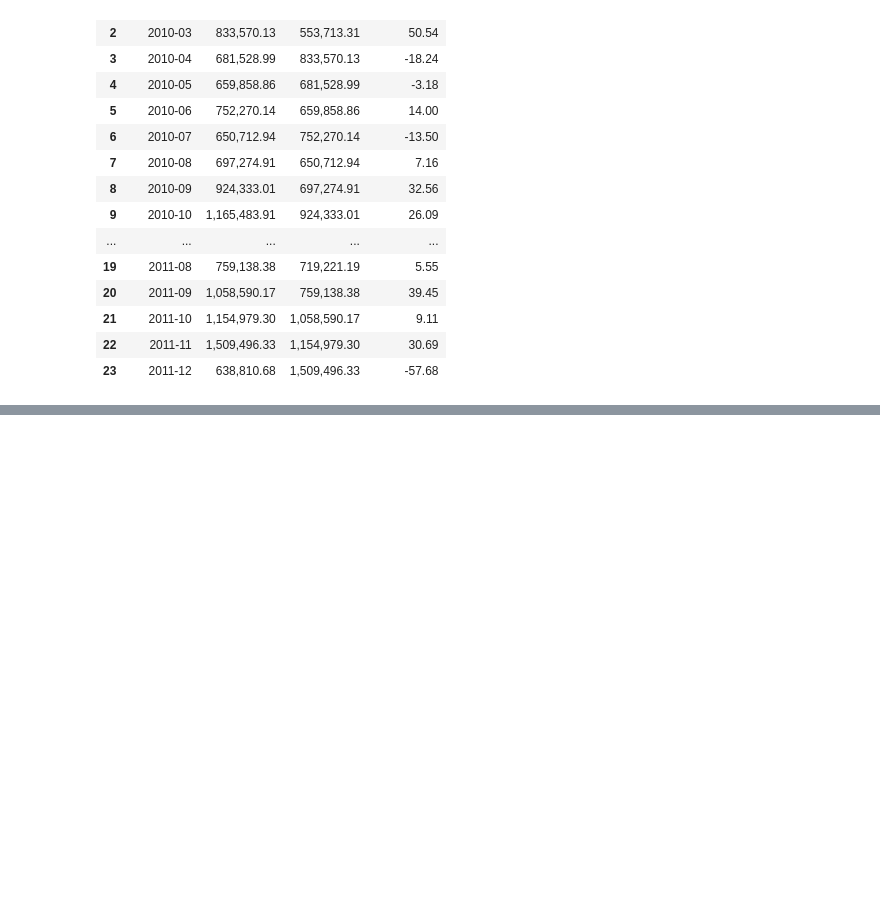
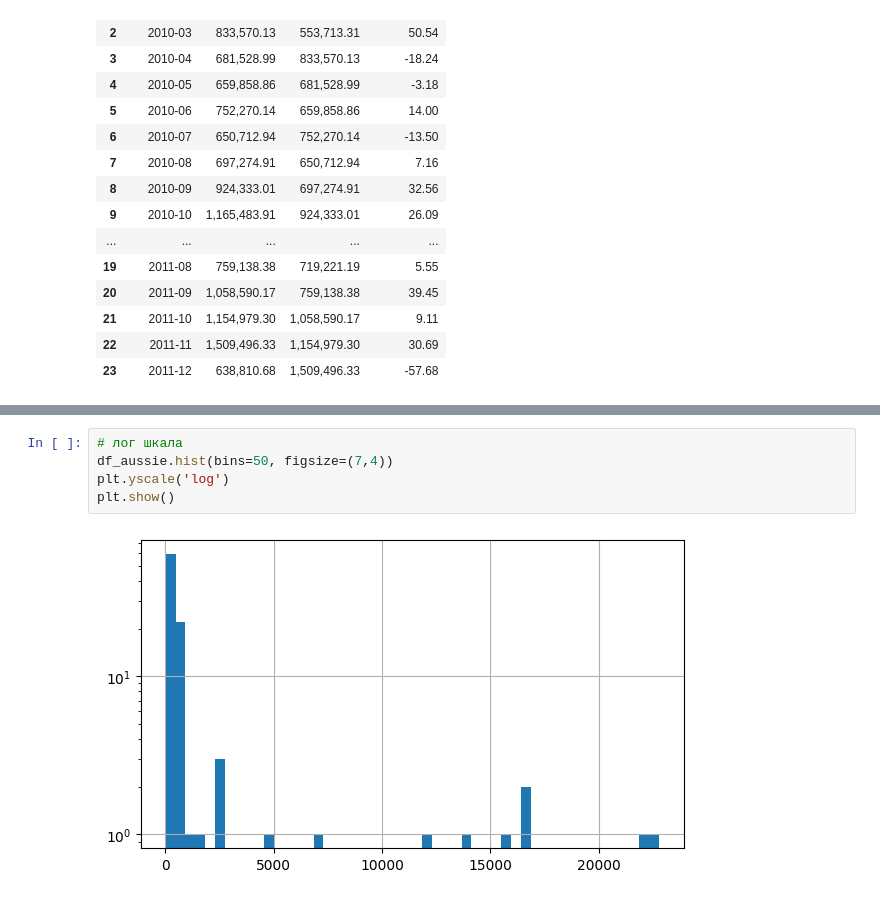
Before and after one commit to z0etar0twh/online-retail-analysis, a Jupyter notebook: online-retail-analysis.ipynb, the cells around one changed output, grey strips where cells are left out. Drawn from its saved outputs; the diff is of its cells as text; blank space fills up the shorter version.

```diff
--- a/online-retail-analysis.ipynb
+++ b/online-retail-analysis.ipynb
@@ -1131,0 +1201,7 @@ WHERE growth_pct IS NOT NULL
+# %%
+# лог шкала
+df_aussie.hist(bins=50, figsize=(7,4))
+plt.yscale('log')
+plt.show()
+# %% [output]
+[figure, added]
```
Also changed, not shown: parts of 14 cells of this notebook.
